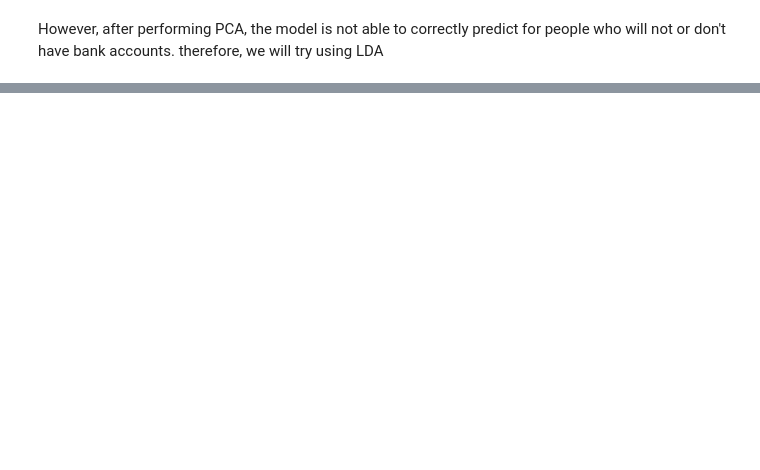
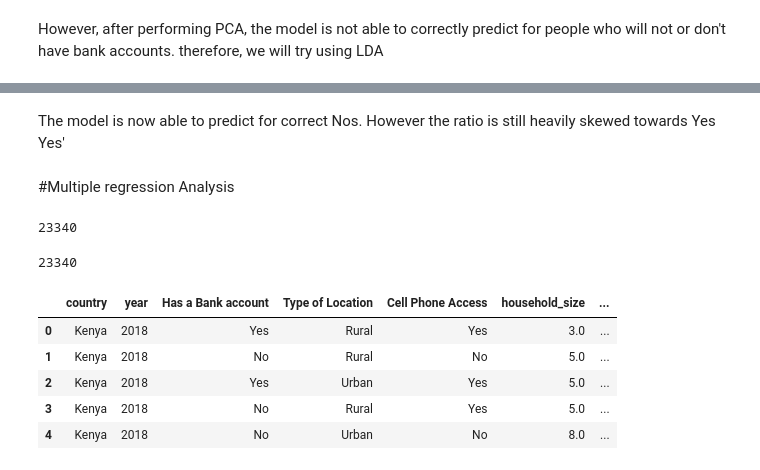
Before and after one commit to KuriaDan/KuriaIPC1, a Jupyter notebook: Moringa_Data_Science_Core_W1_Independent_Project_2019_06_Daniel_Kuria_Python_Notebook.ipynb, the cells around one changed output, grey strips where cells are left out. Drawn from its saved outputs; the diff is of its cells as text; code cells hidden in the pictures; blank space fills up the shorter version.

```diff
--- a/Moringa_Data_Science_Core_W1_Independent_Project_2019_06_Daniel_Kuria_Python_Notebook.ipynb
+++ b/Moringa_Data_Science_Core_W1_Independent_Project_2019_06_Daniel_Kuria_Python_Notebook.ipynb
@@ -437,0 +395,4 @@ Accuracy 0.8868894601542416
+# %% [markdown]
+The model is now able to predict for correct Nos. However the ratio is still heavily skewed towards Yes Yes'
+# %% [markdown]
+#Multiple regression Analysis
@@ -437,0 +410,18 @@ Accuracy 0.8868894601542416
+# %%
+#Y=Fin['Has a Bank account']
+len(Y)
+# %% [output]
+23340
+# %%
+len(x)
+# %% [output]
+23340
+# %%
+Fin.head()
+# %% [output]
+|  | country | year | Has a Bank account | Type of Location | Cell Phone Access | household_size | ... |
+| 0 | Kenya | 2018 | Yes | Rural | Yes | 3.0 | ... |
+| 1 | Kenya | 2018 | No | Rural | No | 5.0 | ... |
+| 2 | Kenya | 2018 | Yes | Urban | Yes | 5.0 | ... |
+| 3 | Kenya | 2018 | No | Rural | Yes | 5.0 | ... |
+| 4 | Kenya | 2018 | No | Urban | No | 8.0 | ... |
```
Also changed, not shown: parts of 28 cells of this notebook.
